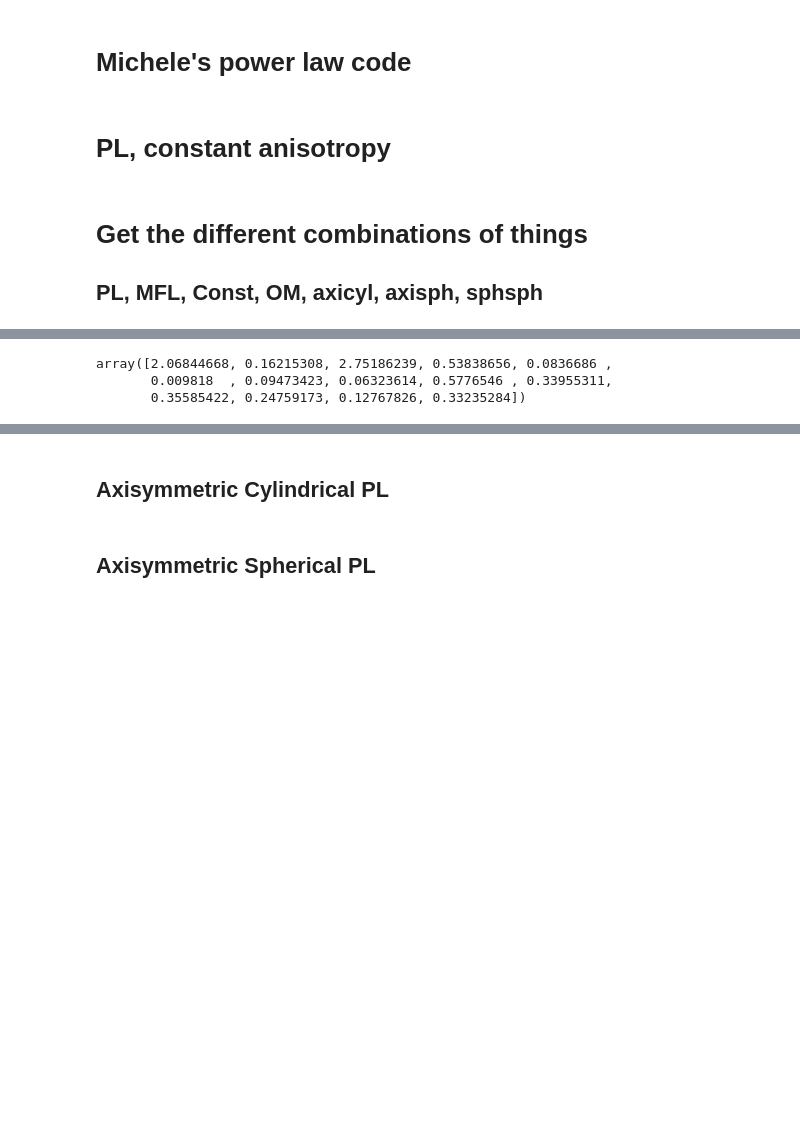
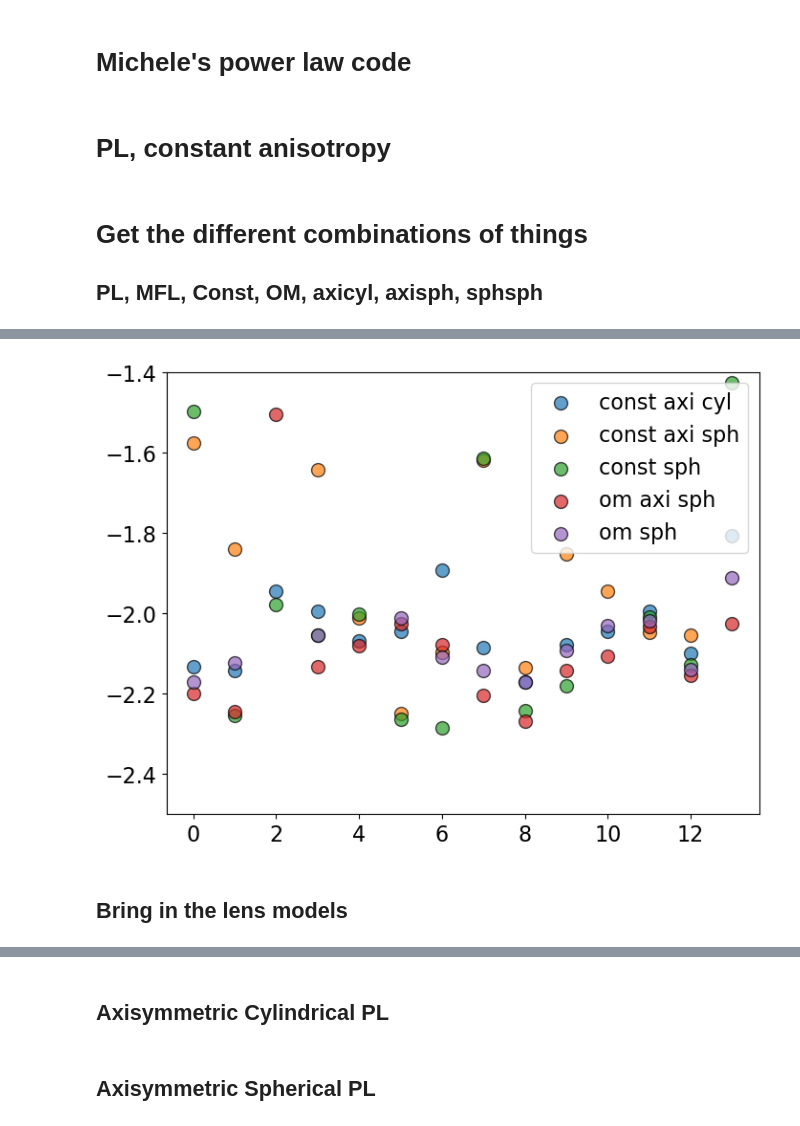
Before and after one commit to shawnknabel/slacs_kinematics_jam_modeling, a Jupyter notebook: jupyter_notebooks/jampy/020824_jam_milestone_models_results.ipynb, the cells around one changed output, grey strips where cells are left out. Saved outputs shown, nothing was run; the diff lists cells and outputs as text; code cells hidden in the pictures; blank space fills up the shorter version.

Commit message:
milestone models

```diff
--- a/jupyter_notebooks/jampy/020824_jam_milestone_models_results.ipynb
+++ b/jupyter_notebooks/jampy/020824_jam_milestone_models_results.ipynb
@@ -12,7 +12,10 @@ ______________
 # import general libraries and modules
 import numpy as np
 import matplotlib.pyplot as plt
+import matplotlib as mpl
+mpl.rcParams['mathtext.fontset'] = 'dejavuserif'
 plt.rcParams["figure.figsize"] = (8, 6)
+plt.rcParams.update({'font.size': 16})
 %matplotlib inline
 import pandas as pd
 import dill as pickle
@@ -301,0 +311,2 @@ False
+# %%
+pl_sol.sort()
@@ -302,19 +321,36 @@ False
+# %%
+gammas = np.empty((5, 14))
+gamma_errs = np.empty((5,14))
+pl_labels = ['const axi cyl',
+                'const axi sph',
+                'const sph',
+                'om axi sph',
+                'om sph'
+               ]
 # %%
 plt.figure(figsize=(8,6))
 
-for file in pl:
+for i, file in enumerate(pl_sol):
 
     # get the solutions
     solutions = np.genfromtxt(file)
+
 
     # gamma and gamma_err are index 3 and 4
     gamma = solutions[:,3]
     gamma_err = solutions[:,4]
 
+    gammas[i] = gamma
+    gamma_errs[i] = gamma_err
+
+    alpha=0.7
     # plot
     x = range(14)
-    plt.errorbar(x, gamma, yerr=gamma_err, label=file
+    #plt.errorbar(x, gamma, yerr=gamma_err, label=file)
+    plt.scatter(x, gamma, label=pl_labels[i], alpha=alpha, edgecolor='k', s=100)
+    plt.legend()
+    plt.ylim(-2.5, -1.4)
 # %% [output]
-array([2.06844668, 0.16215308, 2.75186239, 0.53838656, 0.0836686 ,
-       0.009818  , 0.09473423, 0.06323614, 0.5776546 , 0.33955311,
-       0.35585422, 0.24759173, 0.12767826, 0.33235284])
+[figure, added]
+# %% [markdown]
+## Bring in the lens models
```
Also changed, not shown: parts of 38 cells of this notebook, 5 other files.
